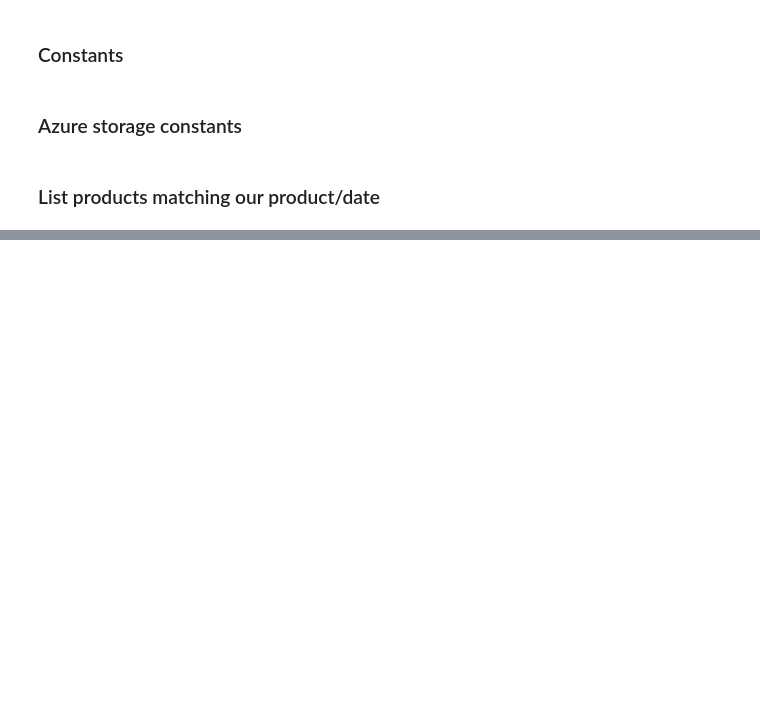
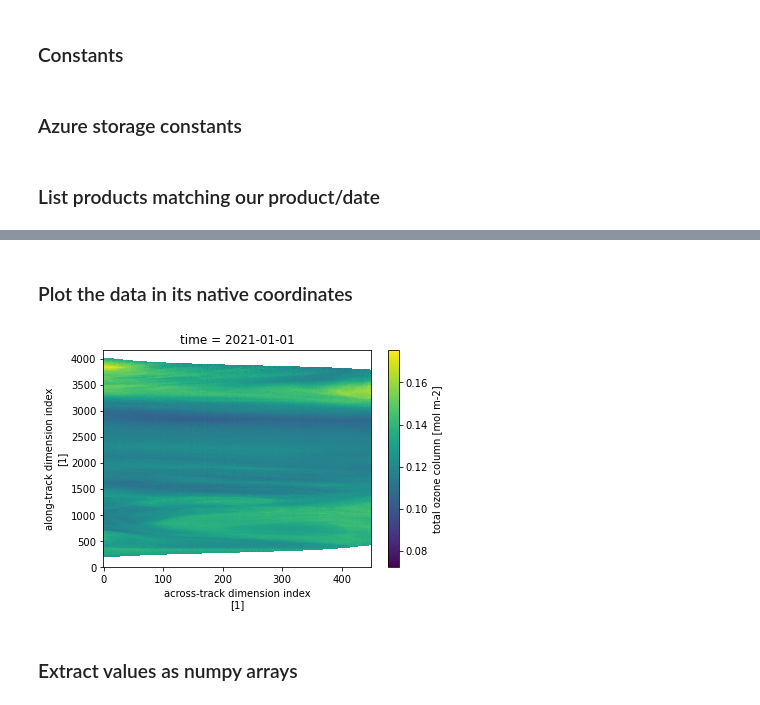
Before and after one commit to microsoft/AIforEarthDataSets, a Jupyter notebook: data/sentinel-5p.ipynb, the cells around one changed output, grey strips where cells are left out. Saved outputs shown, nothing was run; the diff lists cells and outputs as text; code cells hidden in the pictures; blank space fills up the shorter version.

```diff
--- a/data/sentinel-5p.ipynb
+++ b/data/sentinel-5p.ipynb
@@ -33,3 +31,7 @@ date = '2020/01/01'
+# %%
+# Let's look at ozone concentration from mid-day on Jan 1, 2021
+product = 'L2__O3____'
+date = '2021/01/01'
 # %% [markdown]
 ### Azure storage constants
 # %%
@@ -61,5 +85,5 @@ for s in scene_paths:
 # %%
-# Choose the first scene for this product/date
-scene_path = scene_paths[0]
+offl_scenes = [s for s in scene_paths if 'OFFL' in s]
+scene_path = offl_scenes[len(offl_scenes) // 2]
 url = storage_account_url + container_name + '/' + scene_path
 print('Processing image at URL:\n{}'.format(url))
@@ -71,4 +121,4 @@ print(ds)
 # %%
 with fsspec.open(url+sas_token) as f:
-    ds = xr.open_dataset(f,group='PRODUCT')
+    ds = xr.open_dataset(f,group='/PRODUCT')
 print(ds)
@@ -74,0 +143,20 @@ print(ds)
+# %% [markdown]
+### Plot the data in its native coordinates
+# %%
+if 'CH4' in product:
+    varname = 'methane_mixing_ratio'
+elif 'NO2' in product:
+    varname = 'nitrogendioxide_tropospheric_column'
+elif 'O3' in product:
+    varname = 'ozone_total_vertical_column'
+elif 'CO' in product:
+    varname = 'carbonmonoxide_total_column'
+elif 'SO2' in product:
+    varname = 'sulfurdioxide_total_vertical_column'
+
+data = ds[varname][0,:,:]
+data.plot();
+# %% [output]
+[figure, added]
+# %% [markdown]
+### Extract values as numpy arrays
```
Also changed, not shown: parts of 12 cells of this notebook.
